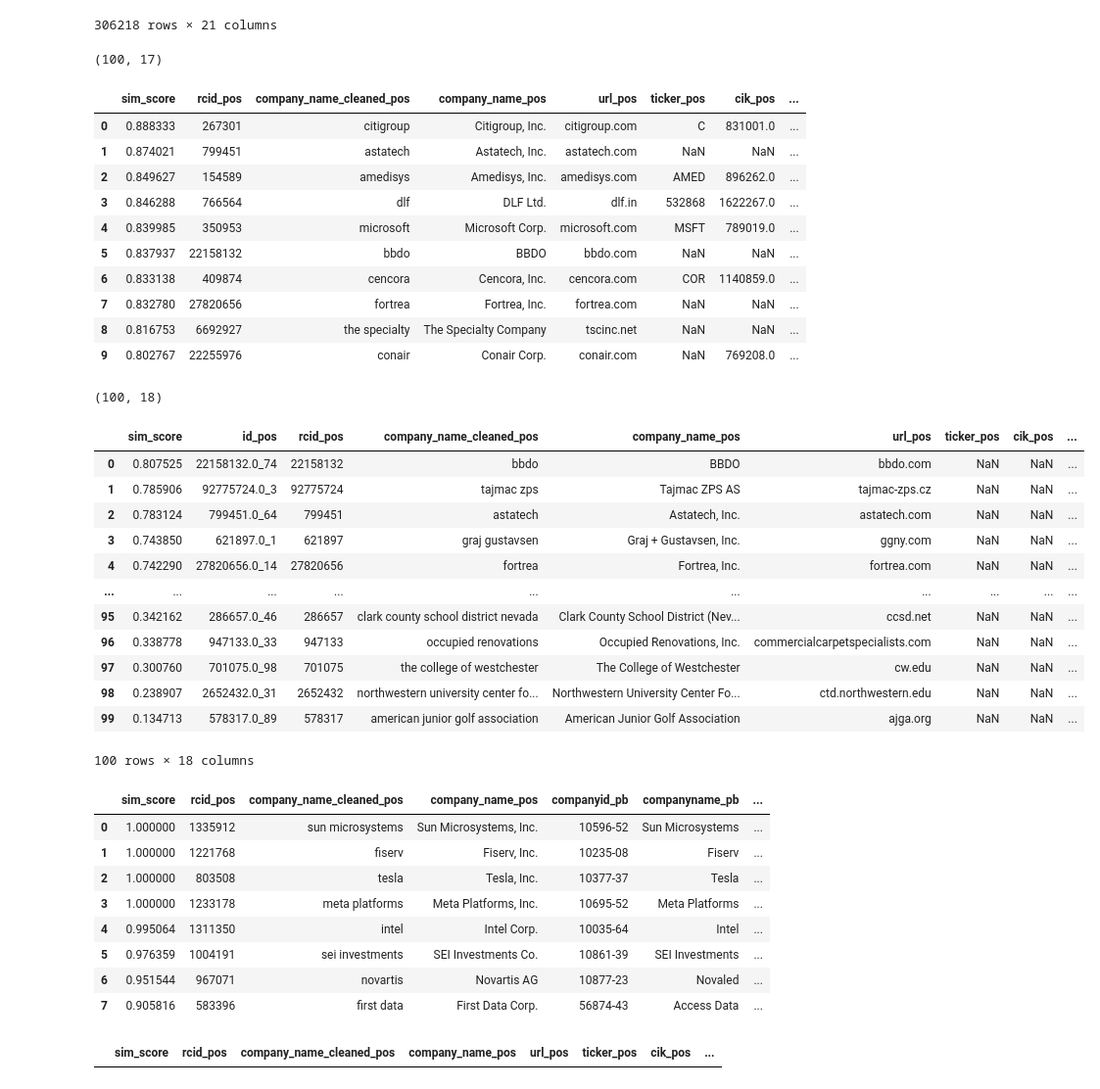
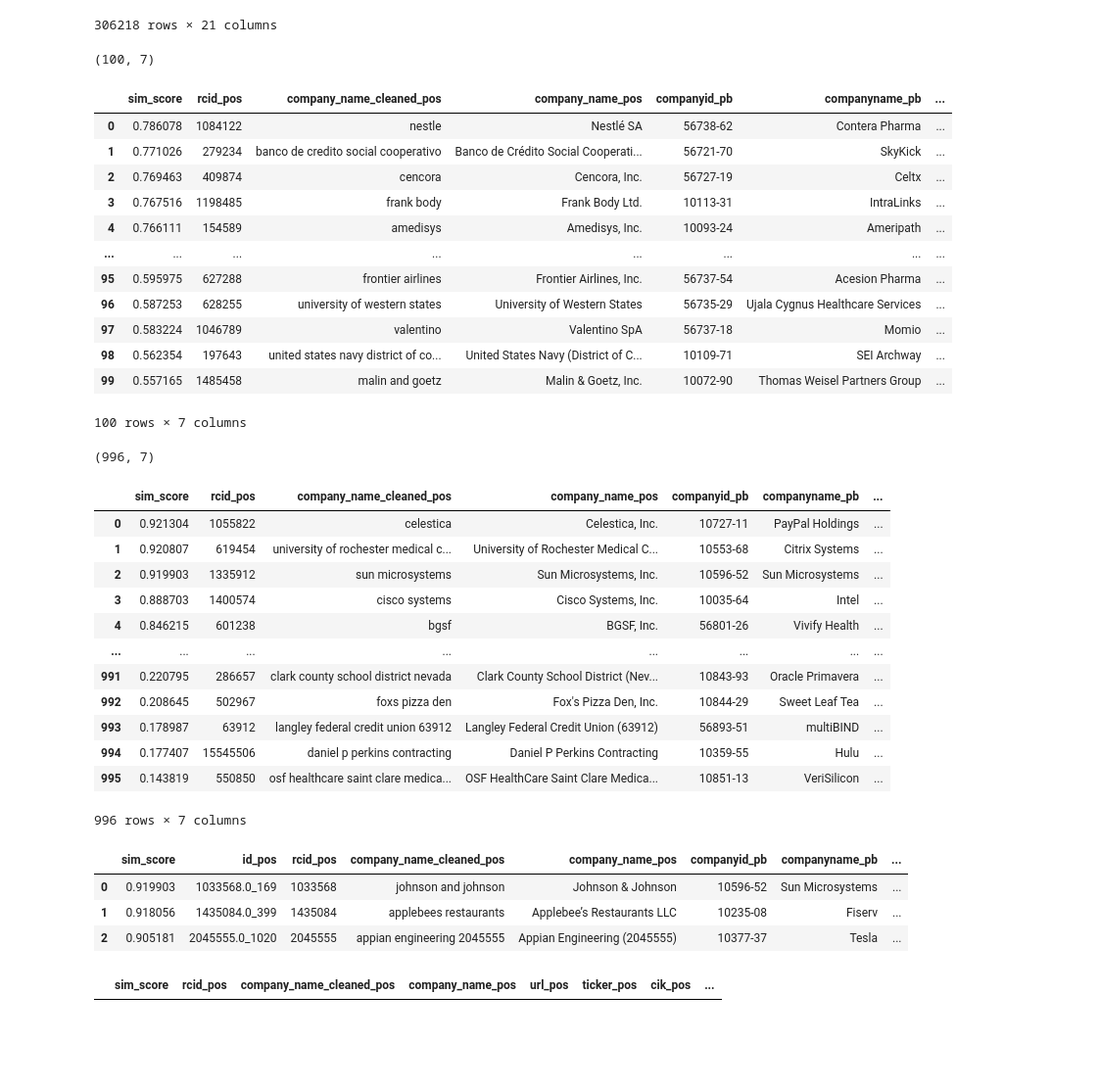
Before and after one commit to alex26626/revelio_matching, a Jupyter notebook: Alex notebooks/exploratory_analysis.ipynb, the cells around one changed output. Shown at 98% size. Cells and saved outputs as stored; diff of their text form; code cells hidden in the pictures; blank space fills up the shorter version.

```diff
--- a/Alex notebooks/exploratory_analysis.ipynb
+++ b/Alex notebooks/exploratory_analysis.ipynb
@@ -681,53 +681,50 @@ cleaned_pitchbook
 | 306217 | 342083-08 | EETech Media | EETech, EETech Group | Eetech Media, LLC | None | eetech media | ... |
 306218 rows × 21 columns
 # %%
-second_matches = pd.read_excel("/Users/jing/Documents/RaShips/revelio_matching/embeddings_files/embeddings_2/matches_output/all-MiniLM-L6-v2_matches.xlsx")
+second_matches = pd.read_excel("/Users/jing/Documents/RaShips/revelio_matching/embeddings_files/embeddings_1/matches_output/all-MiniLM-L6-v2_matches.xlsx")
 print(second_matches.shape)
-second_matches.loc[second_matches.sim_score >= 0.8, :]
+second_matches
 # %% [output]
-(100, 17)
+(100, 7)
-|  | sim_score | rcid_pos | company_name_cleaned_pos | company_name_pos | url_pos | ticker_pos | cik_pos | ... |
-| 0 | 0.888333 | 267301 | citigroup | Citigroup, Inc. | citigroup.com | C | 831001.0 | ... |
-| 1 | 0.874021 | 799451 | astatech | Astatech, Inc. | astatech.com | NaN | NaN | ... |
-| 2 | 0.849627 | 154589 | amedisys | Amedisys, Inc. | amedisys.com | AMED | 896262.0 | ... |
-| 3 | 0.846288 | 766564 | dlf | DLF Ltd. | dlf.in | 532868 | 1622267.0 | ... |
-| 4 | 0.839985 | 350953 | microsoft | Microsoft Corp. | microsoft.com | MSFT | 789019.0 | ... |
-| 5 | 0.837937 | 22158132 | bbdo | BBDO | bbdo.com | NaN | NaN | ... |
-| 6 | 0.833138 | 409874 | cencora | Cencora, Inc. | cencora.com | COR | 1140859.0 | ... |
-| 7 | 0.832780 | 27820656 | fortrea | Fortrea, Inc. | fortrea.com | NaN | NaN | ... |
-| 8 | 0.816753 | 6692927 | the specialty | The Specialty Company | tscinc.net | NaN | NaN | ... |
-| 9 | 0.802767 | 22255976 | conair | Conair Corp. | conair.com | NaN | 769208.0 | ... |
+|  | sim_score | rcid_pos | company_name_cleaned_pos | company_name_pos | companyid_pb | companyname_pb | ... |
+| 0 | 0.786078 | 1084122 | nestle | Nestlé SA | 56738-62 | Contera Pharma | ... |
+| 1 | 0.771026 | 279234 | banco de credito social cooperativo | Banco de Crédito Social Cooperati... | 56721-70 | SkyKick | ... |
+| 2 | 0.769463 | 409874 | cencora | Cencora, Inc. | 56727-19 | Celtx | ... |
+| 3 | 0.767516 | 1198485 | frank body | Frank Body Ltd. | 10113-31 | IntraLinks | ... |
+| 4 | 0.766111 | 154589 | amedisys | Amedisys, Inc. | 10093-24 | Ameripath | ... |
+| ... | ... | ... | ... | ... | ... | ... | ... |
+| 95 | 0.595975 | 627288 | frontier airlines | Frontier Airlines, Inc. | 56737-54 | Acesion Pharma | ... |
+| 96 | 0.587253 | 628255 | university of western states | University of Western States | 56735-29 | Ujala Cygnus Healthcare Services | ... |
+| 97 | 0.583224 | 1046789 | valentino | Valentino SpA | 56737-18 | Momio | ... |
+| 98 | 0.562354 | 197643 | united states navy district of co... | United States Navy (District of C... | 10109-71 | SEI Archway | ... |
+| 99 | 0.557165 | 1485458 | malin and goetz | Malin & Goetz, Inc. | 10072-90 | Thomas Weisel Partners Group | ... |
+100 rows × 7 columns
 # %%
-second_matches = pd.read_excel("/Users/jing/Documents/RaShips/revelio_matching/embeddings_files/embeddings_2/matches_output/all-mpnet-base-v2_matches.xlsx")
+second_matches = pd.read_excel("/Users/jing/Documents/RaShips/revelio_matching/embeddings_files/embeddings_1/matches_output/all-MiniLM-L6-v2_matches.xlsx")
 print(second_matches.shape)
 second_matches
 # %% [output]
-(100, 18)
+(996, 7)
-|  | sim_score | id_pos | rcid_pos | company_name_cleaned_pos | company_name_pos | url_pos | ticker_pos | cik_pos | ... |
-| 0 | 0.807525 | 22158132.0_74 | 22158132 | bbdo | BBDO | bbdo.com | NaN | NaN | ... |
-| 1 | 0.785906 | 92775724.0_3 | 92775724 | tajmac zps | Tajmac ZPS AS | tajmac-zps.cz | NaN | NaN | ... |
-| 2 | 0.783124 | 799451.0_64 | 799451 | astatech | Astatech, Inc. | astatech.com | NaN | NaN | ... |
-| 3 | 0.743850 | 621897.0_1 | 621897 | graj gustavsen | Graj + Gustavsen, Inc. | ggny.com | NaN | NaN | ... |
-| 4 | 0.742290 | 27820656.0_14 | 27820656 | fortrea | Fortrea, Inc. | fortrea.com | NaN | NaN | ... |
-| ... | ... | ... | ... | ... | ... | ... | ... | ... | ... |
-| 95 | 0.342162 | 286657.0_46 | 286657 | clark county school district nevada | Clark County School District (Nev... | ccsd.net | NaN | NaN | ... |
-| 96 | 0.338778 | 947133.0_33 | 947133 | occupied renovations | Occupied Renovations, Inc. | commercialcarpetspecialists.com | NaN | NaN | ... |
-| 97 | 0.300760 | 701075.0_98 | 701075 | the college of westchester | The College of Westchester | cw.edu | NaN | NaN | ... |
-| 98 | 0.238907 | 2652432.0_31 | 2652432 | northwestern university center fo... | Northwestern University Center Fo... | ctd.northwestern.edu | NaN | NaN | ... |
-| 99 | 0.134713 | 578317.0_89 | 578317 | american junior golf association | American Junior Golf Association | ajga.org | NaN | NaN | ... |
+|  | sim_score | rcid_pos | company_name_cleaned_pos | company_name_pos | companyid_pb | companyname_pb | ... |
+| 0 | 0.921304 | 1055822 | celestica | Celestica, Inc. | 10727-11 | PayPal Holdings | ... |
+| 1 | 0.920807 | 619454 | university of rochester medical c... | University of Rochester Medical C... | 10553-68 | Citrix Systems | ... |
+| 2 | 0.919903 | 1335912 | sun microsystems | Sun Microsystems, Inc. | 10596-52 | Sun Microsystems | ... |
+| 3 | 0.888703 | 1400574 | cisco systems | Cisco Systems, Inc. | 10035-64 | Intel | ... |
+| 4 | 0.846215 | 601238 | bgsf | BGSF, Inc. | 56801-26 | Vivify Health | ... |
+| ... | ... | ... | ... | ... | ... | ... | ... |
+| 991 | 0.220795 | 286657 | clark county school district nevada | Clark County School District (Nev... | 10843-93 | Oracle Primavera | ... |
+| 992 | 0.208645 | 502967 | foxs pizza den | Fox's Pizza Den, Inc. | 10844-29 | Sweet Leaf Tea | ... |
+| 993 | 0.178987 | 63912 | langley federal credit union 63912 | Langley Federal Credit Union (63912) | 56893-51 | multiBIND | ... |
+| 994 | 0.177407 | 15545506 | daniel p perkins contracting | Daniel P Perkins Contracting | 10359-55 | Hulu | ... |
+| 995 | 0.143819 | 550850 | osf healthcare saint clare medica... | OSF HealthCare Saint Clare Medica... | 10851-13 | VeriSilicon | ... |
-100 rows × 18 columns
+996 rows × 7 columns
 # %%
 second_matches.loc[second_matches.sim_score >= 0.9, :]
 # %% [output]
-|  | sim_score | rcid_pos | company_name_cleaned_pos | company_name_pos | companyid_pb | companyname_pb | ... |
-| 0 | 1.000000 | 1335912 | sun microsystems | Sun Microsystems, Inc. | 10596-52 | Sun Microsystems | ... |
-| 1 | 1.000000 | 1221768 | fiserv | Fiserv, Inc. | 10235-08 | Fiserv | ... |
-| 2 | 1.000000 | 803508 | tesla | Tesla, Inc. | 10377-37 | Tesla | ... |
-| 3 | 1.000000 | 1233178 | meta platforms | Meta Platforms, Inc. | 10695-52 | Meta Platforms | ... |
-| 4 | 0.995064 | 1311350 | intel | Intel Corp. | 10035-64 | Intel | ... |
-| 5 | 0.976359 | 1004191 | sei investments | SEI Investments Co. | 10861-39 | SEI Investments | ... |
-| 6 | 0.951544 | 967071 | novartis | Novartis AG | 10877-23 | Novaled | ... |
-| 7 | 0.905816 | 583396 | first data | First Data Corp. | 56874-43 | Access Data | ... |
+|  | sim_score | id_pos | rcid_pos | company_name_cleaned_pos | company_name_pos | companyid_pb | companyname_pb | ... |
+| 0 | 0.919903 | 1033568.0_169 | 1033568 | johnson and johnson | Johnson & Johnson | 10596-52 | Sun Microsystems | ... |
+| 1 | 0.918056 | 1435084.0_399 | 1435084 | applebees restaurants | Applebee’s Restaurants LLC | 10235-08 | Fiserv | ... |
+| 2 | 0.905181 | 2045555.0_1020 | 2045555 | appian engineering 2045555 | Appian Engineering (2045555) | 10377-37 | Tesla | ... |
 # %%
 sub_cleaned_revelio = all_cleaned_revelio.iloc[:1000, :]
 second_matches.loc[~second_matches.rcid_pos.isin(sub_cleaned_revelio.rcid), :]
```
Also changed, not shown: parts of 2 cells of this notebook, 5 other files.
